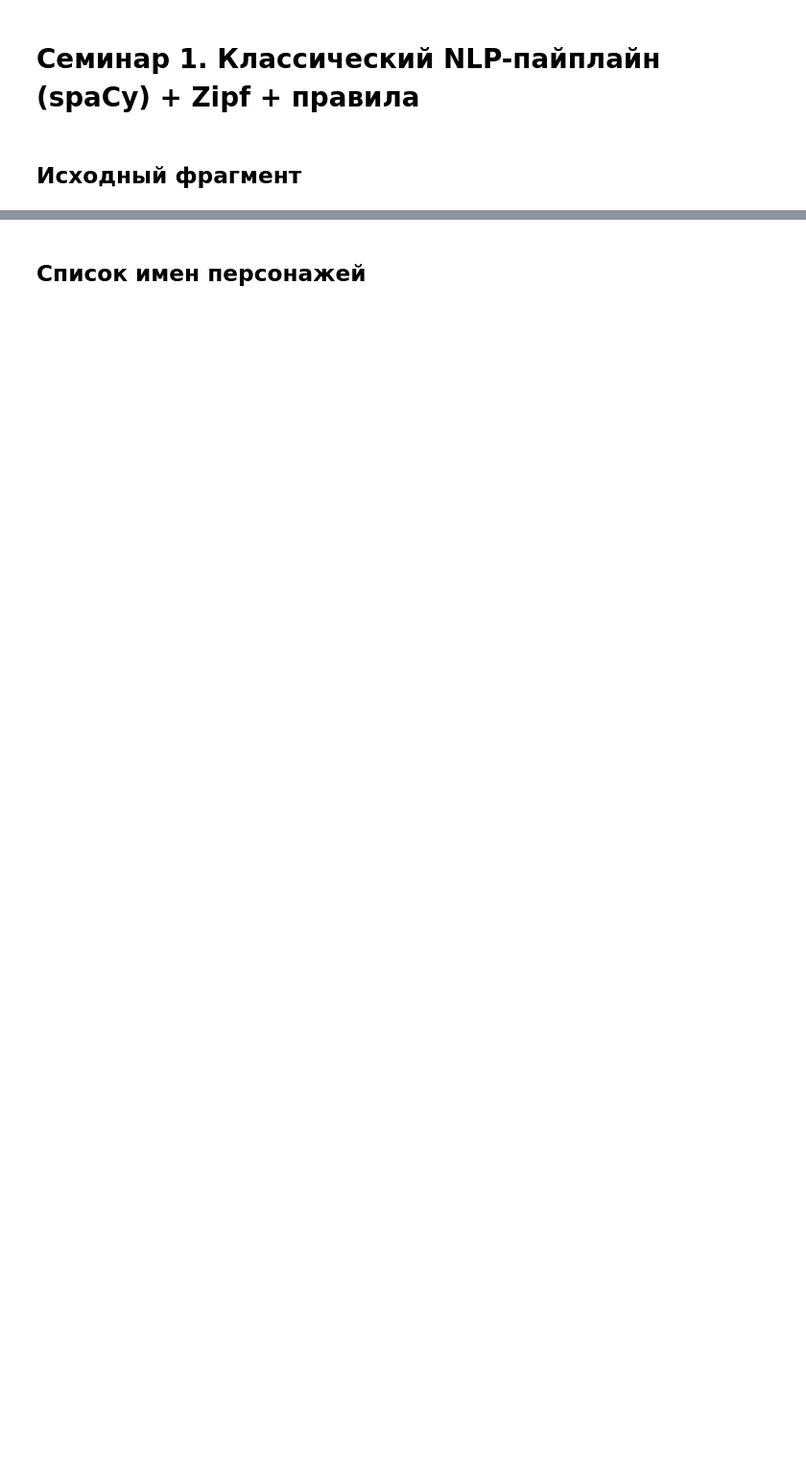
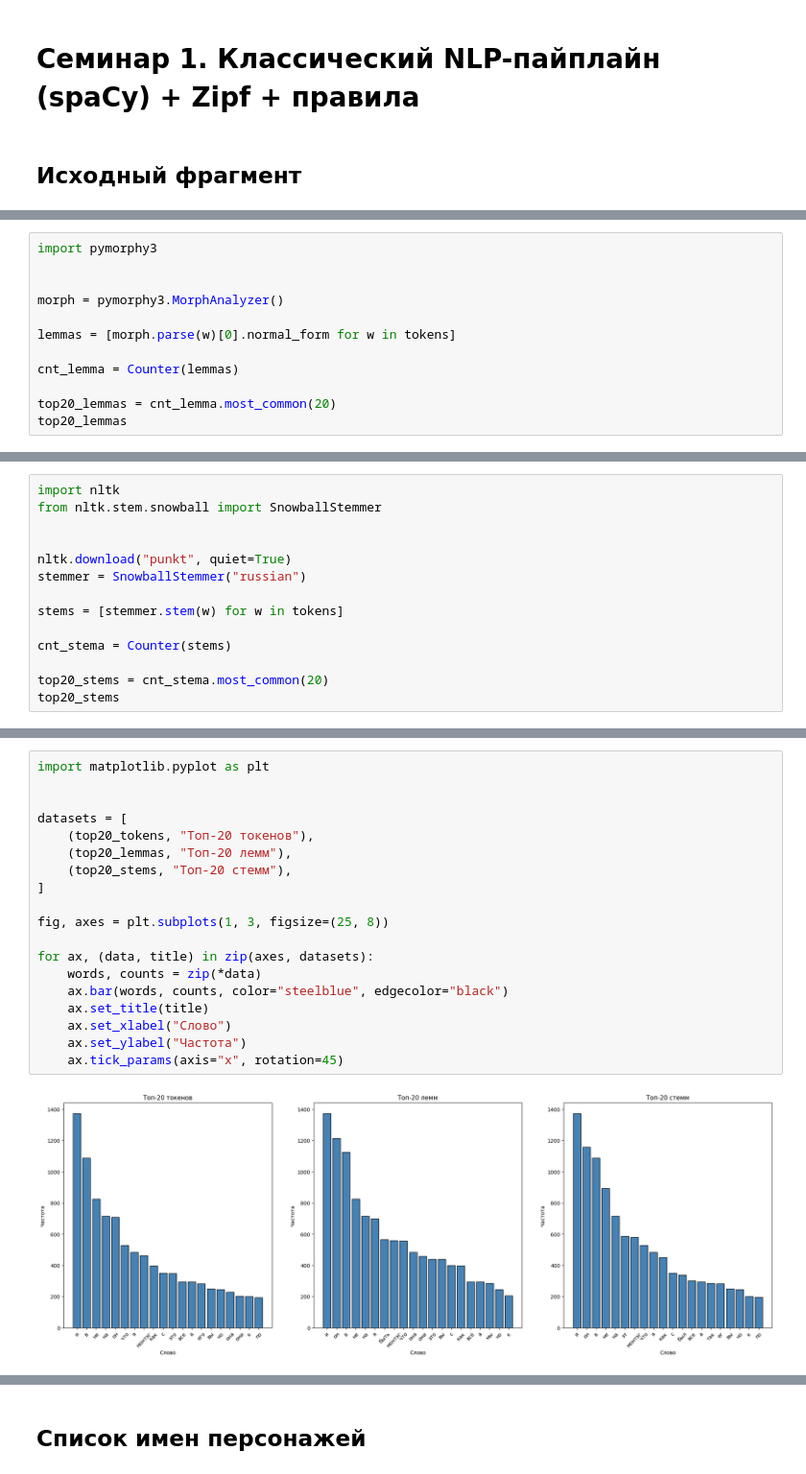
Before and after one commit to liminalvoid/nlp, a Jupyter notebook: sem_1.ipynb, the cells around one changed output, grey strips where cells are left out. Shown at 96% size. Cells and saved outputs as stored; diff of their text form; blank space fills up the shorter version.

```diff
--- a/sem_1.ipynb
+++ b/sem_1.ipynb
@@ -763,0 +195,12 @@ displacy.render(doc_ru, style="dep", jupyter=True, options={"distance": 90})
+# %%
+import pymorphy3
+
+
+morph = pymorphy3.MorphAnalyzer()
+
+lemmas = [morph.parse(w)[0].normal_form for w in tokens]
+
+cnt_lemma = Counter(lemmas)
+
+top20_lemmas = cnt_lemma.most_common(20)
+top20_lemmas
@@ -763,0 +230,14 @@ displacy.render(doc_ru, style="dep", jupyter=True, options={"distance": 90})
+# %%
+import nltk
+from nltk.stem.snowball import SnowballStemmer
+
+
+nltk.download("punkt", quiet=True)
+stemmer = SnowballStemmer("russian")
+
+stems = [stemmer.stem(w) for w in tokens]
+
+cnt_stema = Counter(stems)
+
+top20_stems = cnt_stema.most_common(20)
+top20_stems
@@ -763,0 +273,21 @@ displacy.render(doc_ru, style="dep", jupyter=True, options={"distance": 90})
+# %%
+import matplotlib.pyplot as plt
+
+
+datasets = [
+    (top20_tokens, "Топ-20 токенов"),
+    (top20_lemmas, "Топ-20 лемм"),
+    (top20_stems, "Топ-20 стемм"),
+]
+
+fig, axes = plt.subplots(1, 3, figsize=(25, 8))
+
+for ax, (data, title) in zip(axes, datasets):
+    words, counts = zip(*data)
+    ax.bar(words, counts, color="steelblue", edgecolor="black")
+    ax.set_title(title)
+    ax.set_xlabel("Слово")
+    ax.set_ylabel("Частота")
+    ax.tick_params(axis="x", rotation=45)
+# %% [output]
+[figure, added]
```
Also changed, not shown: parts of 99 cells of this notebook.
